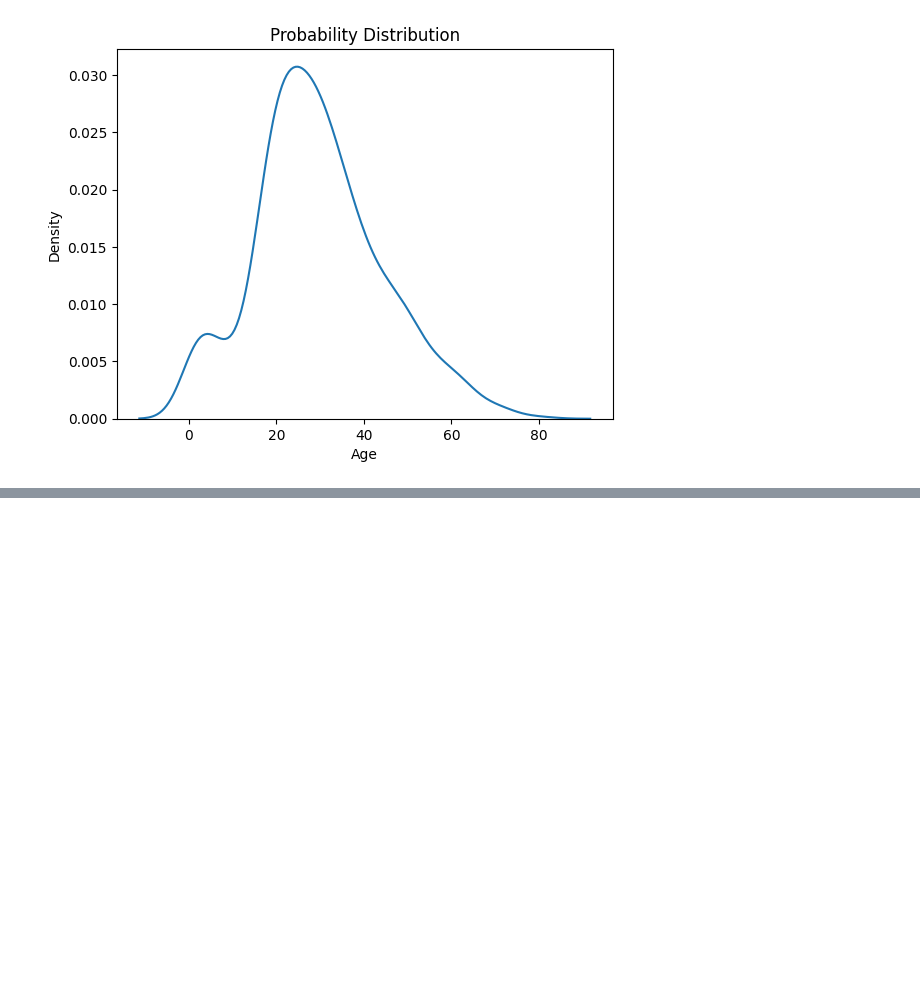
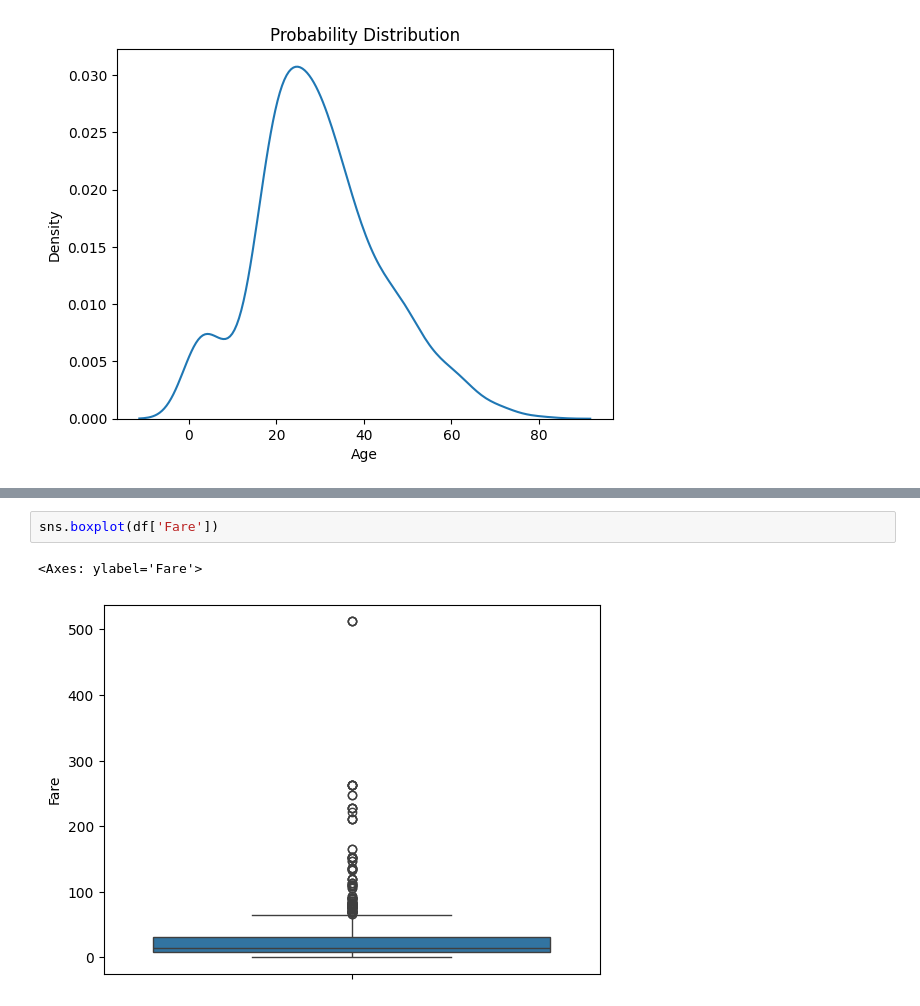
Before and after one commit to roybipro/AI-ML-learning-Phitron, a Jupyter notebook: machine-learning/week-01-eda-and-feature-engineering/moddule-01-exploratory-data-analysis-part-1/eda-p-1.ipynb, the cells around one changed output, grey strips where cells are left out. Drawn from its saved outputs; the diff is of its cells as text; blank space fills up the shorter version.

```diff
--- a/machine-learning/week-01-eda-and-feature-engineering/moddule-01-exploratory-data-analysis-part-1/eda-p-1.ipynb
+++ b/machine-learning/week-01-eda-and-feature-engineering/moddule-01-exploratory-data-analysis-part-1/eda-p-1.ipynb
@@ -183,0 +202,5 @@ Text(0, 0.5, 'Density')
+# %%
+sns.boxplot(df['Fare'])
+# %% [output]
+<Axes: ylabel='Fare'>
+[figure, added]
```
Also changed, not shown: parts of 3 cells of this notebook.
